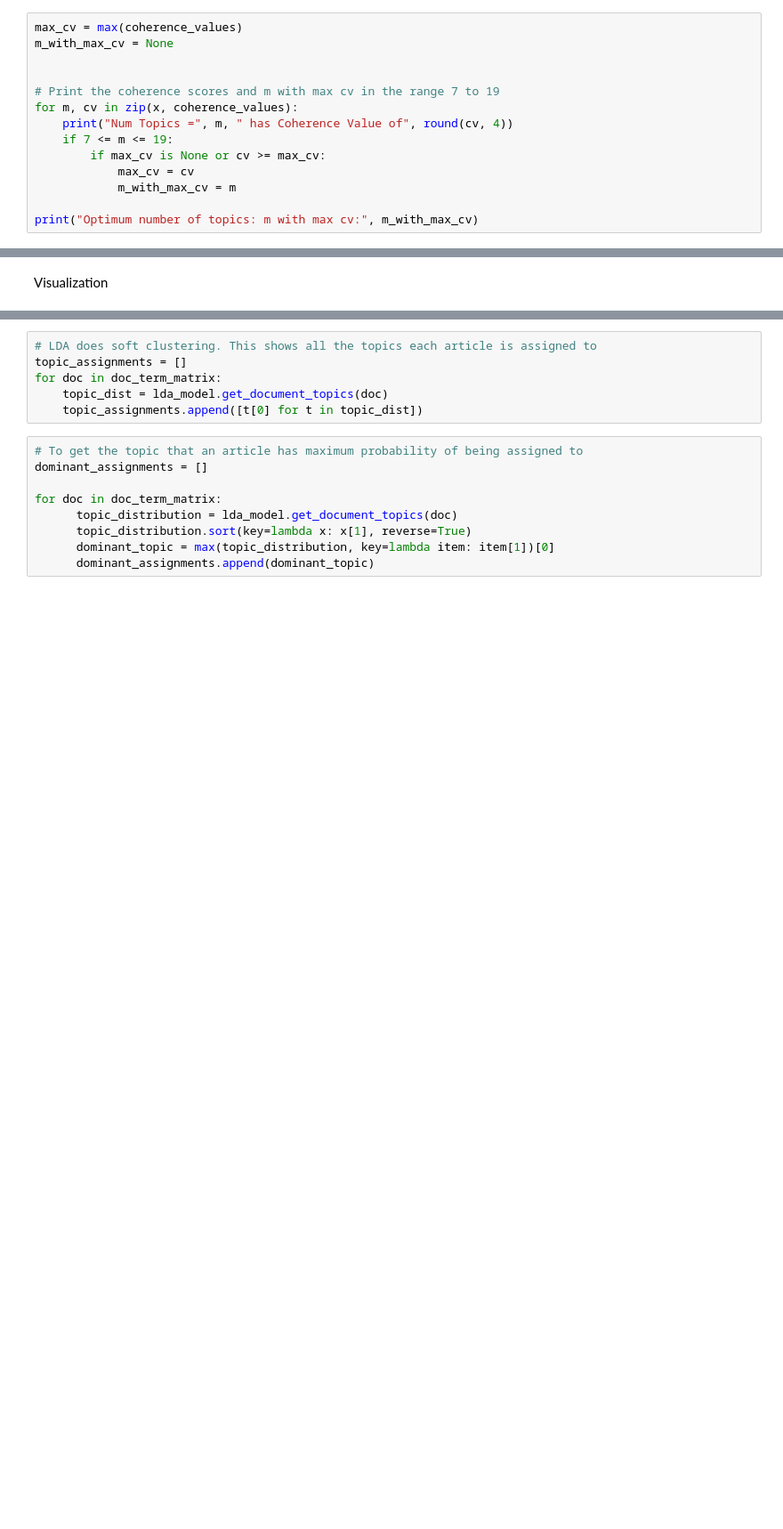
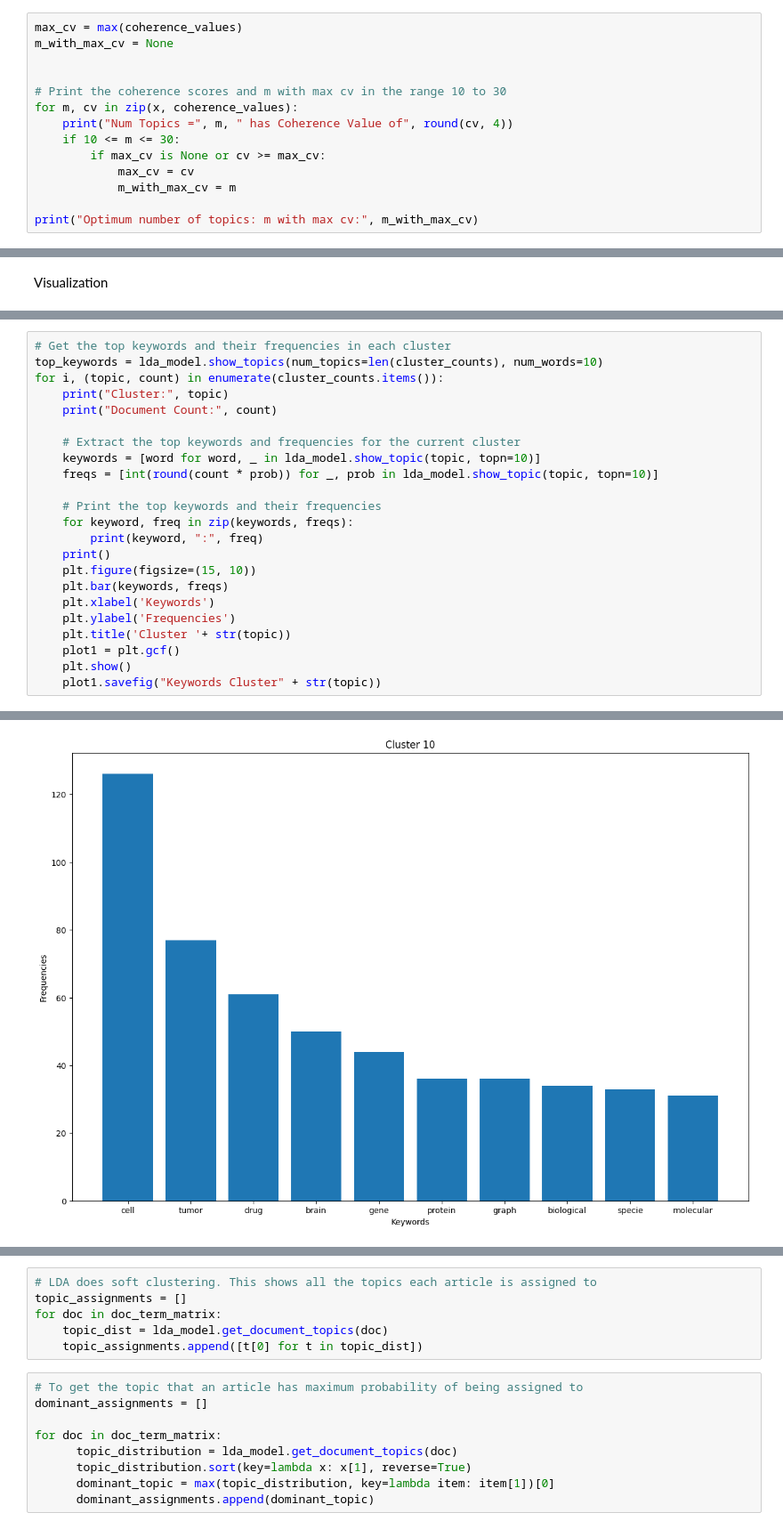
Before and after one commit to AishwaryaNambissan/Code, a Jupyter notebook: LDA_FinalDataset.ipynb, the cells around one changed output, grey strips where cells are left out. Shown at 89% size. Saved outputs shown, nothing was run; the diff lists cells and outputs as text; blank space fills up the shorter version.

```diff
--- a/LDA_FinalDataset.ipynb
+++ b/LDA_FinalDataset.ipynb
@@ -239,10 +254,10 @@ max_cv = max(coherence_values)
 m_with_max_cv = None
 
 
-# Print the coherence scores and m with max cv in the range 7 to 19
+# Print the coherence scores and m with max cv in the range 10 to 30
 for m, cv in zip(x, coherence_values):
     print("Num Topics =", m, " has Coherence Value of", round(cv, 4))
-    if 7 <= m <= 19:
+    if 10 <= m <= 30:
         if max_cv is None or cv >= max_cv:
             max_cv = cv
             m_with_max_cv = m
@@ -287,0 +359,24 @@ for key, value in cluster_counts.items():
+# %%
+# Get the top keywords and their frequencies in each cluster
+top_keywords = lda_model.show_topics(num_topics=len(cluster_counts), num_words=10)
+for i, (topic, count) in enumerate(cluster_counts.items()):
+    print("Cluster:", topic)
+    print("Document Count:", count)
+
+    # Extract the top keywords and frequencies for the current cluster
+    keywords = [word for word, _ in lda_model.show_topic(topic, topn=10)]
+    freqs = [int(round(count * prob)) for _, prob in lda_model.show_topic(topic, topn=10)]
+
+    # Print the top keywords and their frequencies
+    for keyword, freq in zip(keywords, freqs):
+        print(keyword, ":", freq)
+    print()
+    plt.figure(figsize=(15, 10))
+    plt.bar(keywords, freqs)
+    plt.xlabel('Keywords')
+    plt.ylabel('Frequencies')
+    plt.title('Cluster '+ str(topic))
+    plot1 = plt.gcf()
+    plt.show()
+    plot1.savefig("Keywords Cluster" + str(topic))
+# %% [output]
@@ -287,0 +395 @@ for key, value in cluster_counts.items():
+[figure, added]
```
Also changed, not shown: parts of 16 cells of this notebook.
